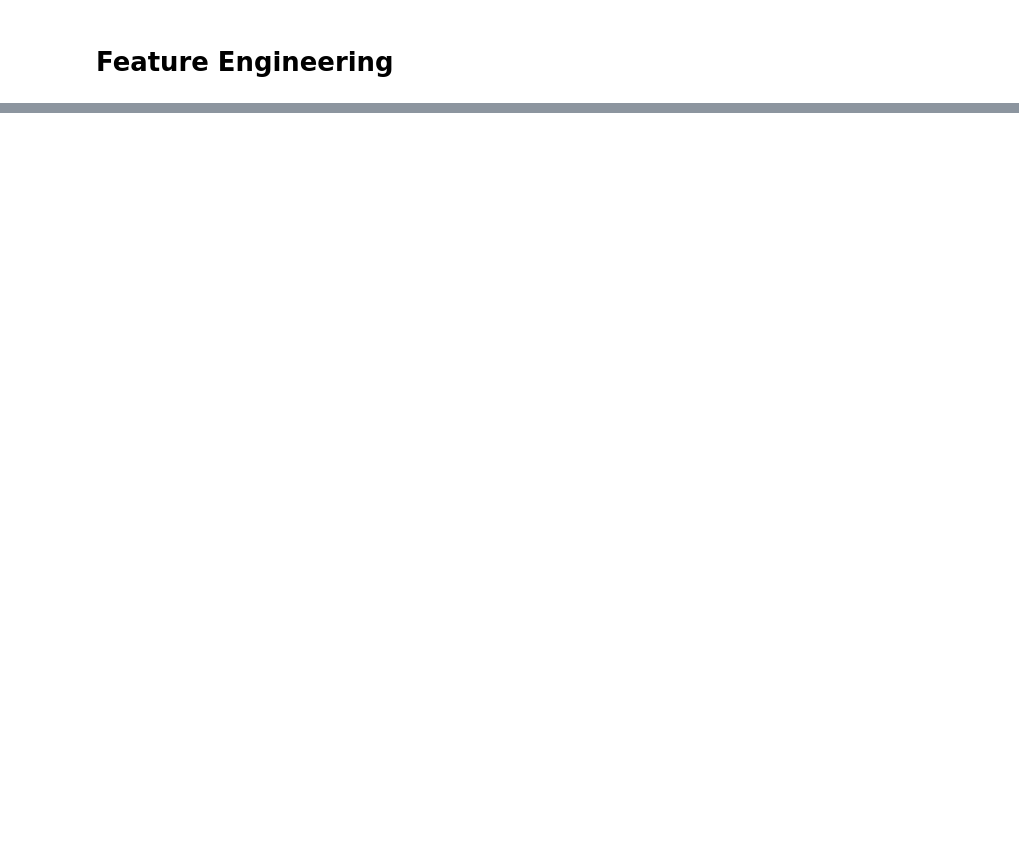
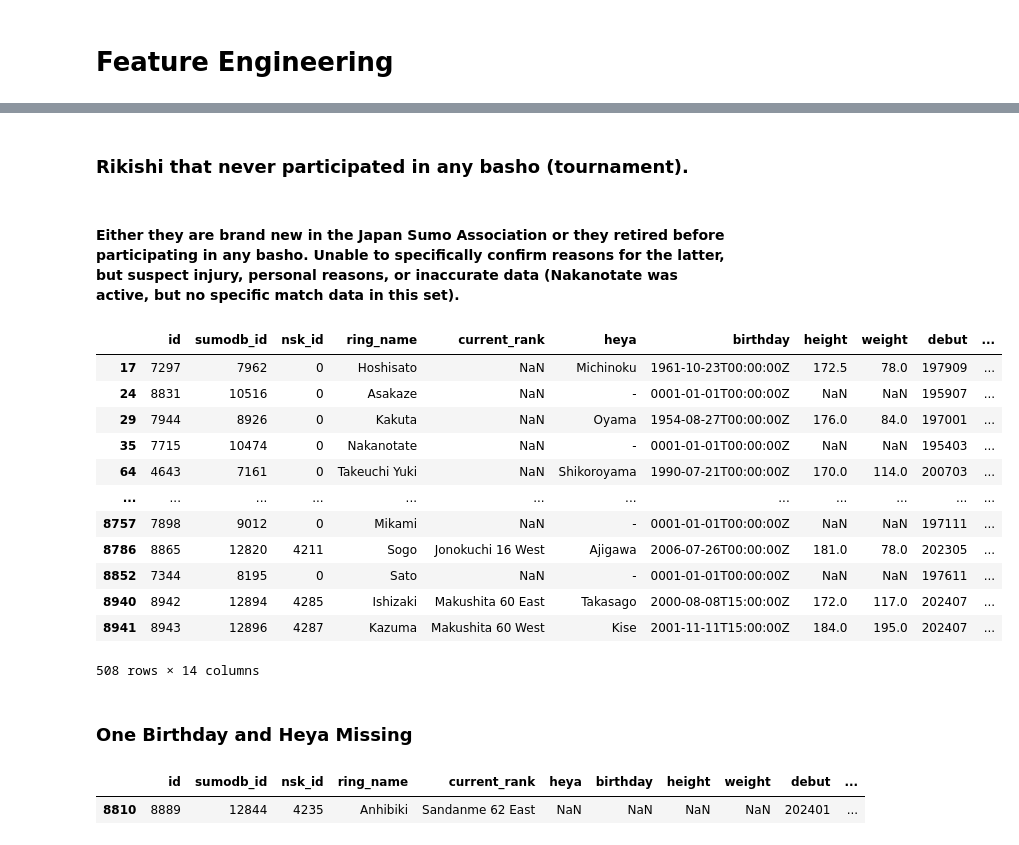
Before and after one commit to FragariaChemist/sumo, a Jupyter notebook: code/02_feature_engineering.ipynb, the cells around one changed output, grey strips where cells are left out. Cells and saved outputs as stored; diff of their text form; code cells hidden in the pictures; blank space fills up the shorter version.

```diff
--- a/code/02_feature_engineering.ipynb
+++ b/code/02_feature_engineering.ipynb
@@ -159,0 +47,3 @@ Name: count, dtype: int64
+# %%
+# record 2953 is correct for Daishinkai
+sumo_df.drop(index = 343, inplace = True)
@@ -159,0 +56,3 @@ Name: count, dtype: int64
+# %%
+# 6378 is the correct record for Oki
+sumo_df.drop(index = 8932, inplace = True)
@@ -159,0 +65,3 @@ Name: count, dtype: int64
+# %%
+# 8782 is the correct record for Togyokuko
+sumo_df.drop(index = 8807, inplace = True)
@@ -159,0 +74,3 @@ Name: count, dtype: int64
+# %%
+# 8533 is the correct record for Keitenkai
+sumo_df.drop(index = 8902, inplace = True)
@@ -159,0 +94,21 @@ Name: count, dtype: int64
+# %% [markdown]
+### Rikishi that never participated in any basho (tournament).
+# %% [markdown]
+#### Either they are brand new in the Japan Sumo Association or they retired before participating in any basho.  Unable to specifically confirm reasons for the latter, but suspect injury, personal reasons, or inaccurate data (Nakanotate was active, but no specific match data in this set).
+# %%
+#508 total records have no match data.  The model is meant to predict how successful a rikishi is basedo on wins, so these rows will be dropped.
+sumo_df[(sumo_df['total_wins'] == 0) & (sumo_df['total_losses'] == 0)]
+# %% [output]
+|  | id | sumodb_id | nsk_id | ring_name | current_rank | heya | birthday | height | weight | debut | ... |
+| 17 | 7297 | 7962 | 0 | Hoshisato | NaN | Michinoku | 1961-10-23T00:00:00Z | 172.5 | 78.0 | 197909 | ... |
+| 24 | 8831 | 10516 | 0 | Asakaze | NaN | - | 0001-01-01T00:00:00Z | NaN | NaN | 195907 | ... |
+| 29 | 7944 | 8926 | 0 | Kakuta | NaN | Oyama | 1954-08-27T00:00:00Z | 176.0 | 84.0 | 197001 | ... |
+| 35 | 7715 | 10474 | 0 | Nakanotate | NaN | - | 0001-01-01T00:00:00Z | NaN | NaN | 195403 | ... |
+| 64 | 4643 | 7161 | 0 | Takeuchi Yuki | NaN | Shikoroyama | 1990-07-21T00:00:00Z | 170.0 | 114.0 | 200703 | ... |
+| ... | ... | ... | ... | ... | ... | ... | ... | ... | ... | ... | ... |
+| 8757 | 7898 | 9012 | 0 | Mikami | NaN | - | 0001-01-01T00:00:00Z | NaN | NaN | 197111 | ... |
+| 8786 | 8865 | 12820 | 4211 | Sogo | Jonokuchi 16 West | Ajigawa | 2006-07-26T00:00:00Z | 181.0 | 78.0 | 202305 | ... |
+| 8852 | 7344 | 8195 | 0 | Sato | NaN | - | 0001-01-01T00:00:00Z | NaN | NaN | 197611 | ... |
+| 8940 | 8942 | 12894 | 4285 | Ishizaki | Makushita 60 East | Takasago | 2000-08-08T15:00:00Z | 172.0 | 117.0 | 202407 | ... |
+| 8941 | 8943 | 12896 | 4287 | Kazuma | Makushita 60 West | Kise | 2001-11-11T15:00:00Z | 184.0 | 195.0 | 202407 | ... |
+508 rows × 14 columns
@@ -159,0 +117,8 @@ Name: count, dtype: int64
+# %% [markdown]
+### One Birthday and Heya Missing
+# %%
+# One record is missing a birthday and heya, which is November 25th, 2005 and Ajigawa respectively
+sumo_df[sumo_df['birthday'].isnull()]
+# %% [output]
+|  | id | sumodb_id | nsk_id | ring_name | current_rank | heya | birthday | height | weight | debut | ... |
+| 8810 | 8889 | 12844 | 4235 | Anhibiki | Sandanme 62 East | NaN | NaN | NaN | NaN | 202401 | ... |
```
Also changed, not shown: parts of 122 cells of this notebook.
